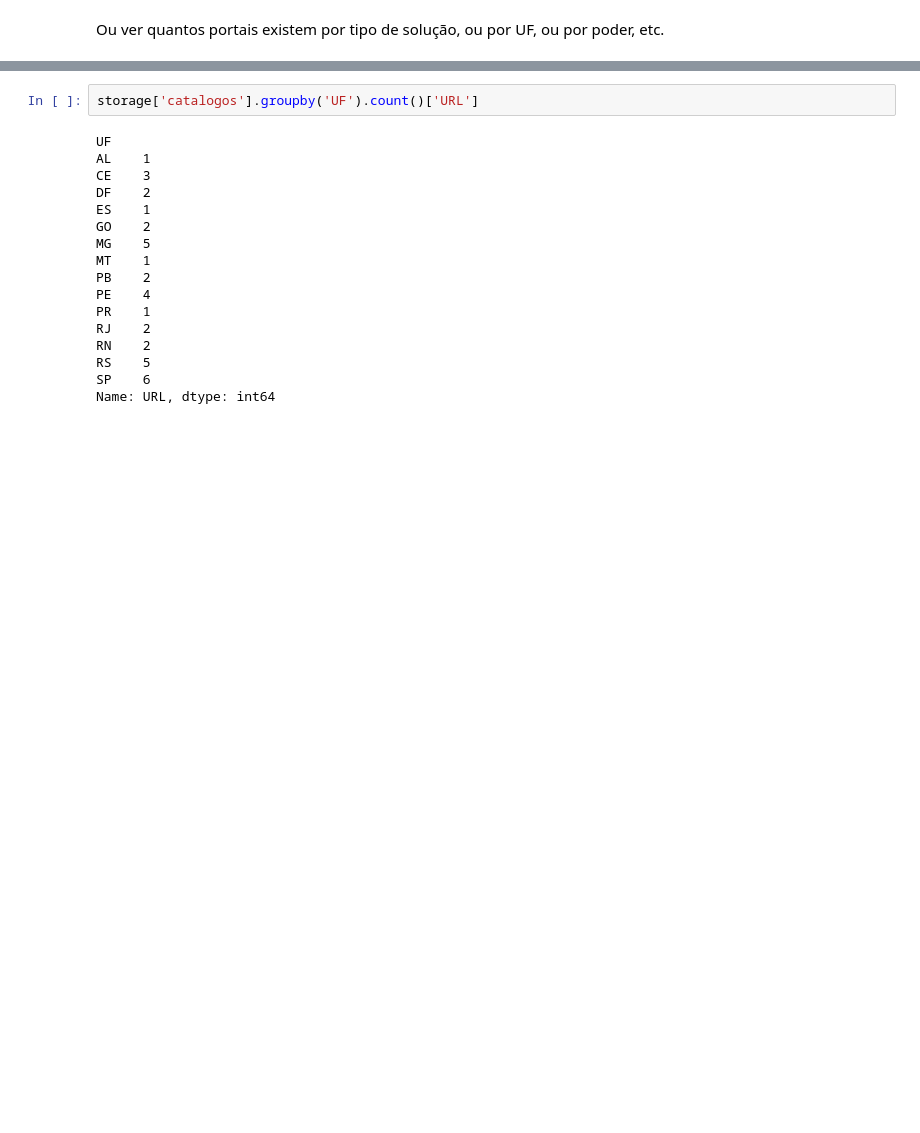
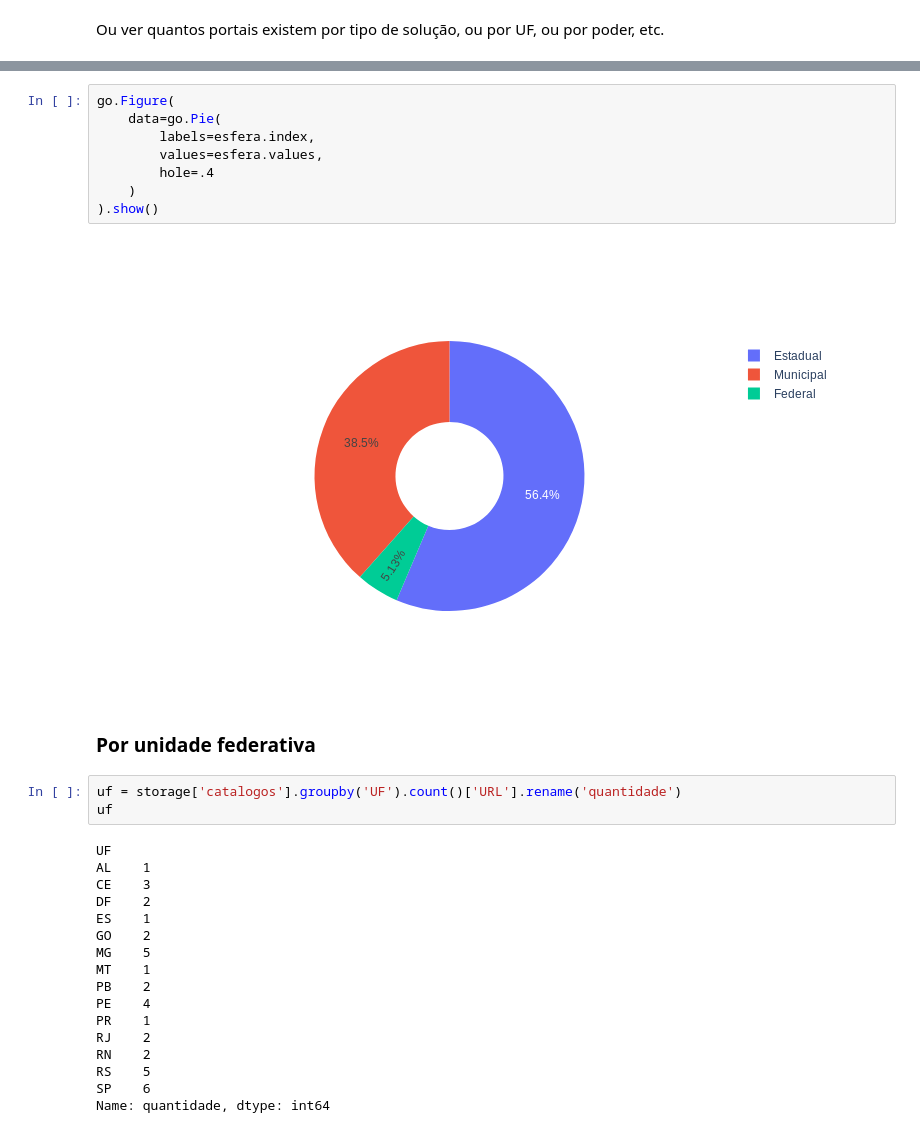
Before and after one commit to dadosgovbr/catalogos-dados-brasil, a Jupyter notebook: scripts/uso/como-usar-com-o-pandas.ipynb, the cells around one changed output, grey strips where cells are left out. Cells and saved outputs as stored; diff of their text form; blank space fills up the shorter version.

```diff
--- a/scripts/uso/como-usar-com-o-pandas.ipynb
+++ b/scripts/uso/como-usar-com-o-pandas.ipynb
@@ -115,5 +168,18 @@ Name: URL, dtype: int64
+# %%
+go.Figure(
+    data=go.Pie(
+        labels=esfera.index,
+        values=esfera.values,
+        hole=.4
+    )
+).show()
+# %% [output]
+[figure, added]
+# %% [markdown]
+### Por unidade federativa
 # %%
-storage['catalogos'].groupby('UF').count()['URL']
+uf = storage['catalogos'].groupby('UF').count()['URL'].rename('quantidade')
+uf
 # %% [output]
 UF
 AL    1
@@ -130,4 +196,4 @@ RJ    2
 RN    2
 RS    5
 SP    6
-Name: URL, dtype: int64
+Name: quantidade, dtype: int64
```
Also changed, not shown: parts of 18 cells of this notebook, 1 other file.
